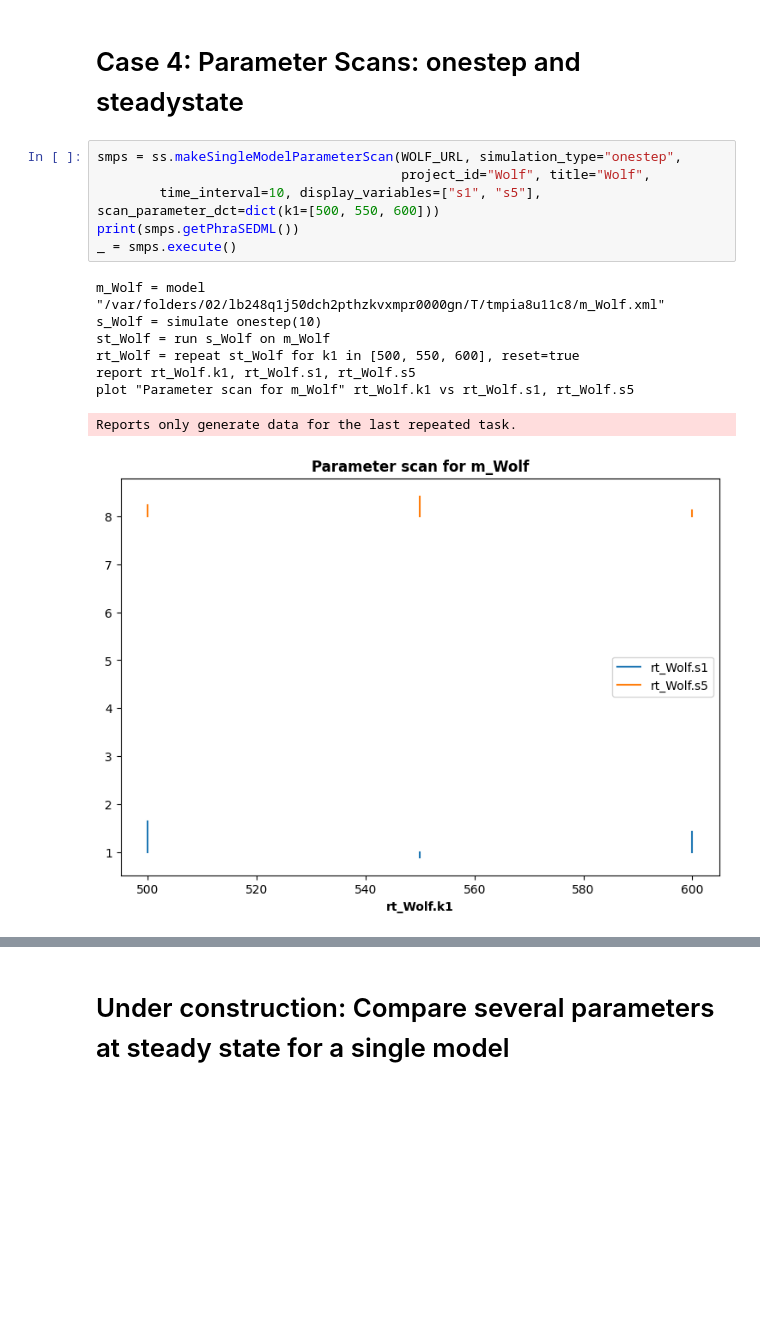
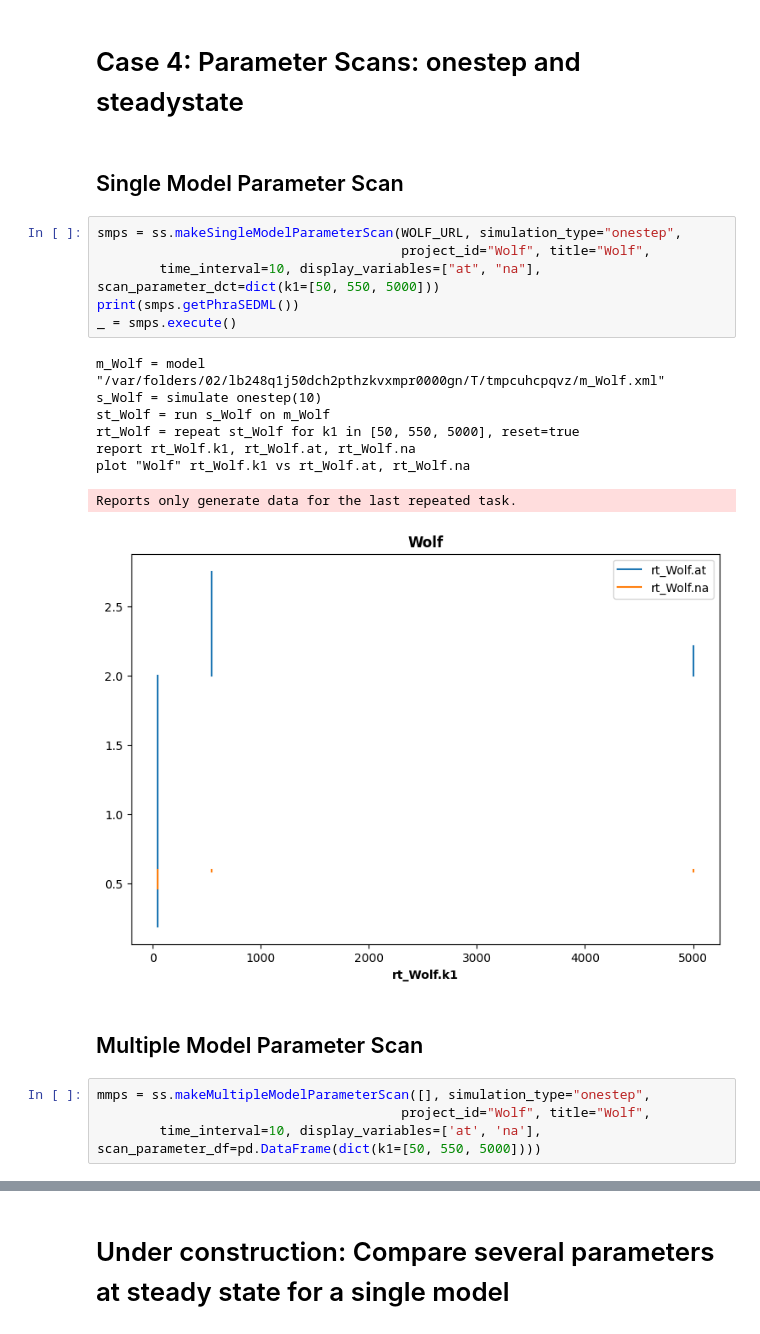
Before and after one commit to sys-bio/SimpleSEDML, a Jupyter notebook: examples/usage_examples.ipynb, the cells around one changed output, grey strips where cells are left out. Drawn from its saved outputs; the diff is of its cells as text; blank space fills up the shorter version.

```diff
--- a/examples/usage_examples.ipynb
+++ b/examples/usage_examples.ipynb
@@ -268,18 +287,26 @@ Archive:  project.omex
 mmtc.cleanUp()
 # %% [markdown]
 # Case 4: Parameter Scans: onestep and steadystate
+# %% [markdown]
+## Single Model Parameter Scan
 # %%
 smps = ss.makeSingleModelParameterScan(WOLF_URL, simulation_type="onestep",
                                        project_id="Wolf", title="Wolf",
-        time_interval=10, display_variables=["s1", "s5"], scan_parameter_dct=dict(k1=[500, 550, 600]))
+        time_interval=10, display_variables=["at", "na"], scan_parameter_dct=dict(k1=[50, 550, 5000]))
 print(smps.getPhraSEDML())
 _ = smps.execute()
 # %% [output]
-m_Wolf = model "/var/folders/02/lb248q1j50dch2pthzkvxmpr0000gn/T/tmpia8u11c8/m_Wolf.xml"
+m_Wolf = model "/var/folders/02/lb248q1j50dch2pthzkvxmpr0000gn/T/tmpcuhcpqvz/m_Wolf.xml"
 s_Wolf = simulate onestep(10)
 st_Wolf = run s_Wolf on m_Wolf
-rt_Wolf = repeat st_Wolf for k1 in [500, 550, 600], reset=true
-report rt_Wolf.k1, rt_Wolf.s1, rt_Wolf.s5
-plot "Parameter scan for m_Wolf" rt_Wolf.k1 vs rt_Wolf.s1, rt_Wolf.s5
+rt_Wolf = repeat st_Wolf for k1 in [50, 550, 5000], reset=true
+report rt_Wolf.k1, rt_Wolf.at, rt_Wolf.na
+plot "Wolf" rt_Wolf.k1 vs rt_Wolf.at, rt_Wolf.na
 Reports only generate data for the last repeated task.
-[figure, old version]
+[figure, new version]
+# %% [markdown]
+## Multiple Model Parameter Scan
+# %%
+mmps = ss.makeMultipleModelParameterScan([], simulation_type="onestep",
+                                       project_id="Wolf", title="Wolf",
+        time_interval=10, display_variables=['at', 'na'], scan_parameter_df=pd.DataFrame(dict(k1=[50, 550, 5000])))
```
Also changed, not shown: parts of 11 cells of this notebook, 7 other files.
